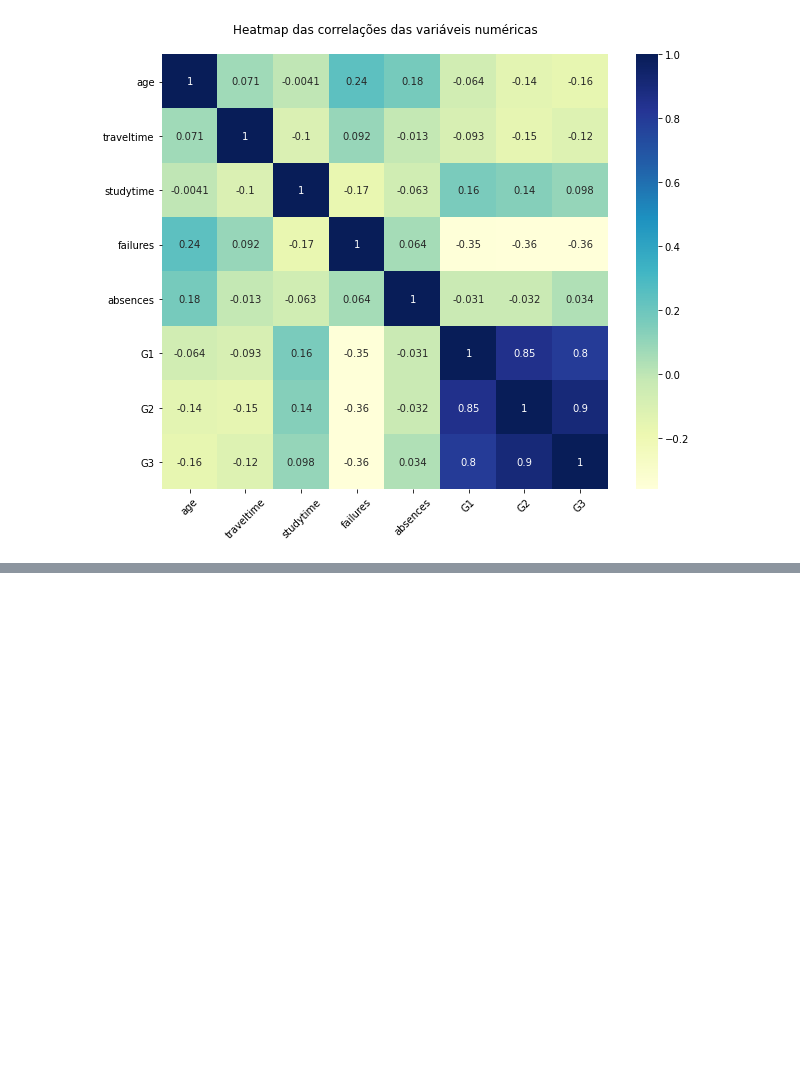
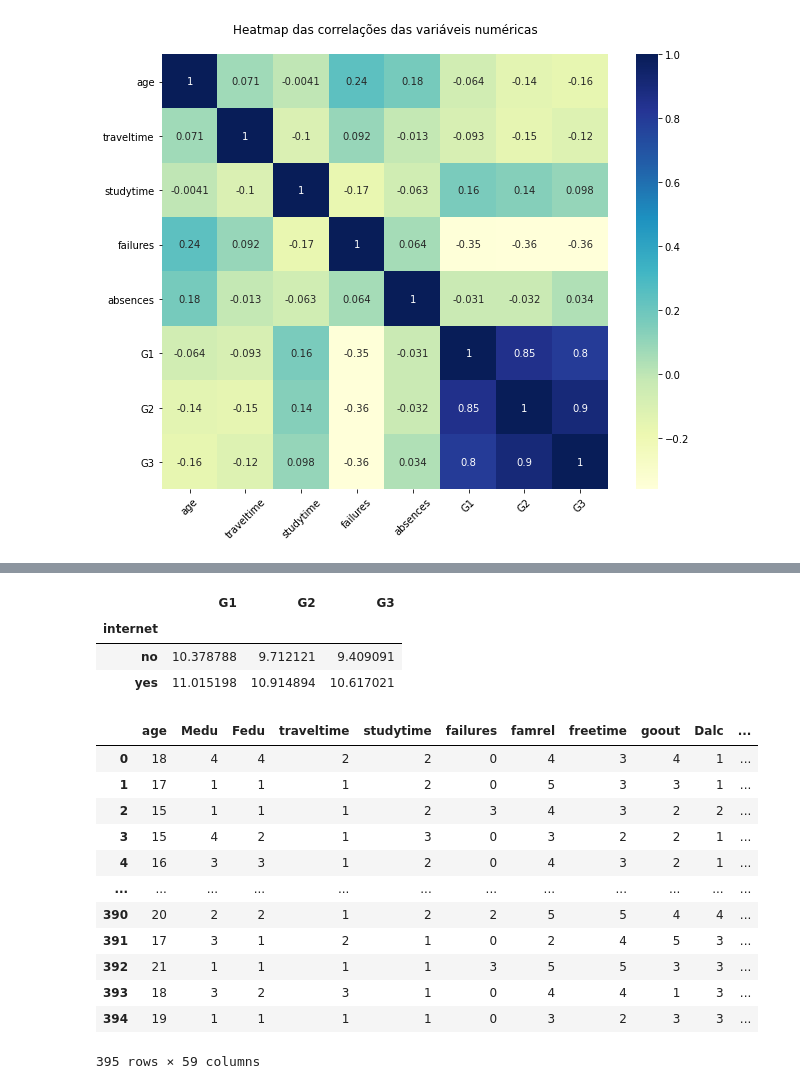
Before and after one commit to eduardoaze/projeto2, a Jupyter notebook: P2-CDados.ipynb, the cells around one changed output, grey strips where cells are left out. Cells and saved outputs as stored; diff of their text form; code cells hidden in the pictures; blank space fills up the shorter version.

```diff
--- a/P2-CDados.ipynb
+++ b/P2-CDados.ipynb
@@ -170,0 +176,30 @@ plt.show()
+# %%
+#Com a ajuda de um groupby conseguimos obter uma análise melhor entre a relação de um aluno ter ou não acesso a internet e o desempenho obtido pelo mesmo.
+df.groupby(by = 'internet')['G1', 'G2','G3'].mean()
+# %% [output]
+|  | G1 | G2 | G3 |
+| internet |  |  |  |
+| no | 10.378788 | 9.712121 | 9.409091 |
+| yes | 11.015198 | 10.914894 | 10.617021 |
+# %%
+#Arrumando detalhes para implementar a regressão
+drop_list = ['famrel', 'goout','Dalc', 'Walc', 'freetime', 'health', 'age', 'traveltime', 'studytime', 'failures', 'absences', 'G1', 'G2','G3', 'Fedu', 'Medu']
+colunas = list(df.columns)
+for i in drop_list:
+    colunas.remove(i)
+df = pd.get_dummies(df, columns = colunas)
+df
+# %% [output]
+|  | age | Medu | Fedu | traveltime | studytime | failures | famrel | freetime | goout | Dalc | ... |
+| 0 | 18 | 4 | 4 | 2 | 2 | 0 | 4 | 3 | 4 | 1 | ... |
+| 1 | 17 | 1 | 1 | 1 | 2 | 0 | 5 | 3 | 3 | 1 | ... |
+| 2 | 15 | 1 | 1 | 1 | 2 | 3 | 4 | 3 | 2 | 2 | ... |
+| 3 | 15 | 4 | 2 | 1 | 3 | 0 | 3 | 2 | 2 | 1 | ... |
+| 4 | 16 | 3 | 3 | 1 | 2 | 0 | 4 | 3 | 2 | 1 | ... |
+| ... | ... | ... | ... | ... | ... | ... | ... | ... | ... | ... | ... |
+| 390 | 20 | 2 | 2 | 1 | 2 | 2 | 5 | 5 | 4 | 4 | ... |
+| 391 | 17 | 3 | 1 | 2 | 1 | 0 | 2 | 4 | 5 | 3 | ... |
+| 392 | 21 | 1 | 1 | 1 | 1 | 3 | 5 | 5 | 3 | 3 | ... |
+| 393 | 18 | 3 | 2 | 3 | 1 | 0 | 4 | 4 | 1 | 3 | ... |
+| 394 | 19 | 1 | 1 | 1 | 1 | 0 | 3 | 2 | 3 | 3 | ... |
+395 rows × 59 columns
```
Also changed, not shown: parts of 15 cells of this notebook.
